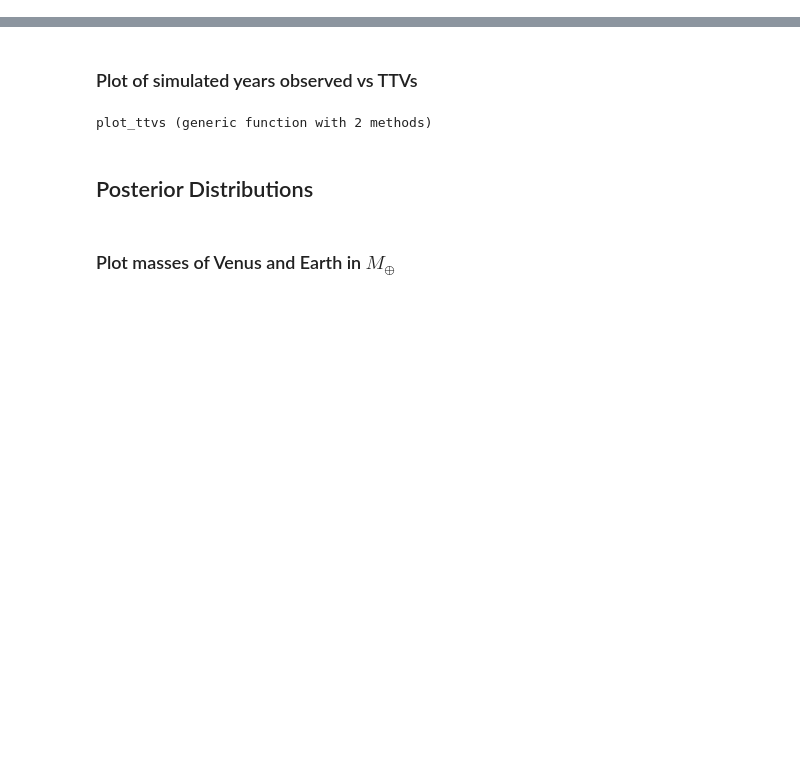
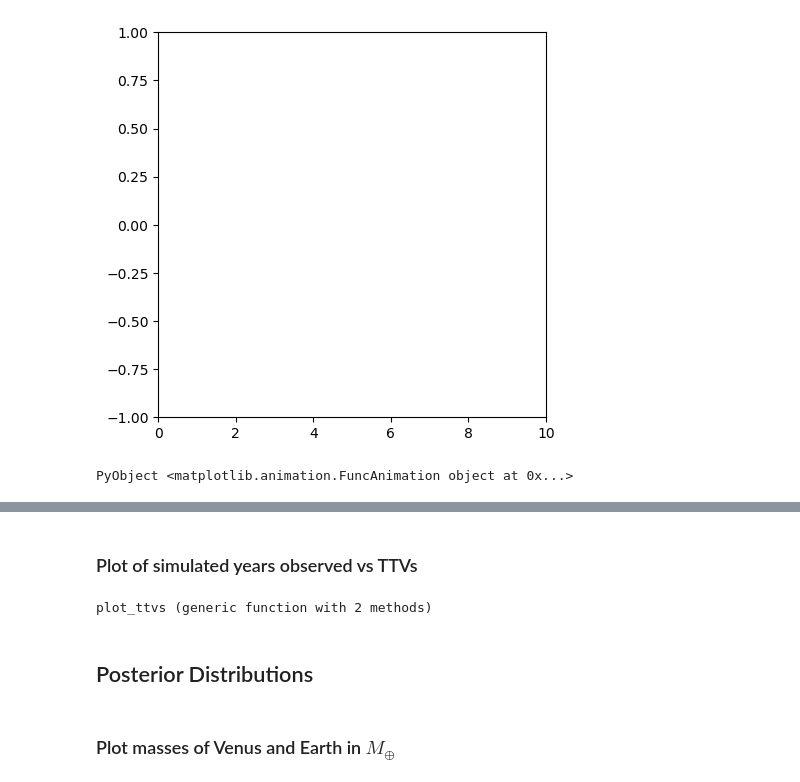
Before and after one commit to bmlindor/ttv_ss, a Jupyter notebook: work.ipynb, the cells around one changed output, grey strips where cells are left out. Saved outputs shown, nothing was run; the diff lists cells and outputs as text; code cells hidden in the pictures; blank space fills up the shorter version.

```diff
--- a/work.ipynb
+++ b/work.ipynb
@@ -4,0 +14,40 @@ using PyPlot,JLD2,Statistics
+# %%
+function simData()
+    t_max = 10.0
+    dt = 0.05
+    x = 0.0
+    t = -dt
+
+    function it()
+        while t < t_max
+            x = sin(pi * t)
+            t = t + dt
+            produce(x, t)
+        end
+    end
+
+    Task(it)
+end
+
+function simPoints()
+    task = simData()
+
+    function points(frame_number)
+        x, t = consume(task)
+        line.set_data(t, x)
+        return(line, "")
+    end
+
+    points
+end
+
+fig = figure(figsize=(5,5))
+axis = fig.add_subplot(111)
+line = axis.plot([], [], "bo", ms = 10)[1]
+axis.set_ylim(-1, 1)
+axis.set_xlim(0, 10)
+
+ani = matplotlib.animation.FuncAnimation(fig, simPoints(), blit=false, interval=10, frames=200, repeat=false)
+# %% [output]
+[figure, added]
+PyObject <matplotlib.animation.FuncAnimation object at 0x...>
```
Also changed, not shown: parts of 5 cells of this notebook, 13 other files.
